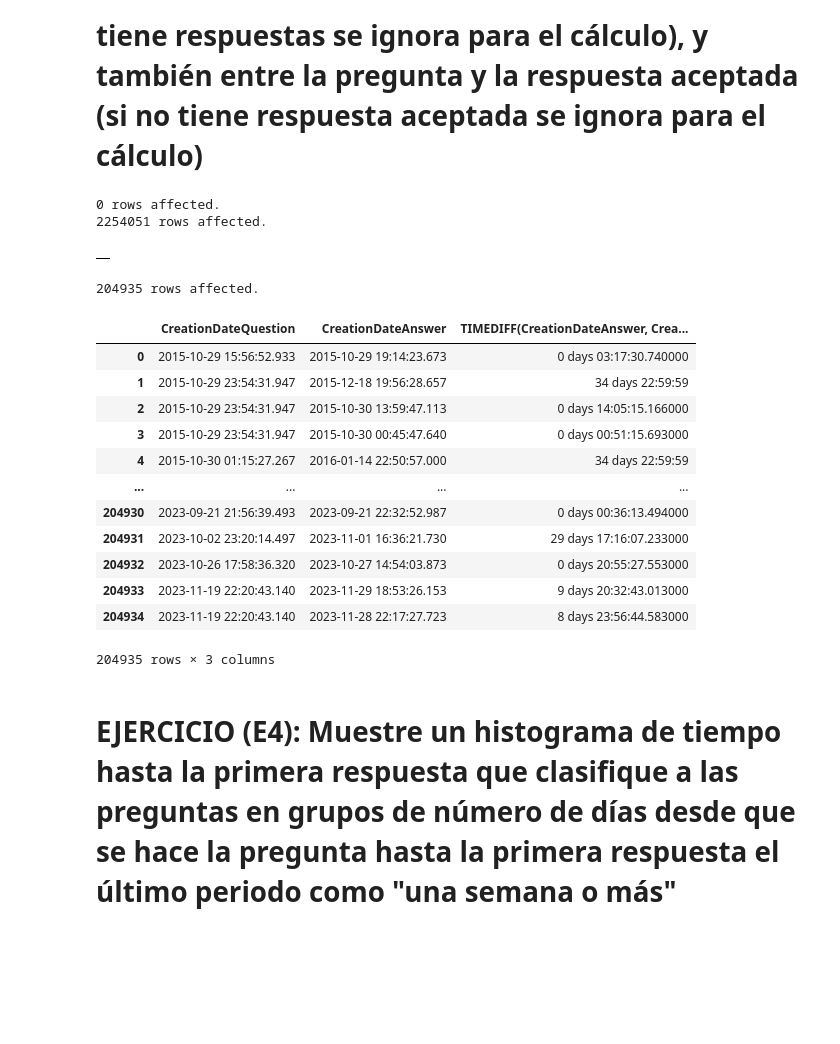
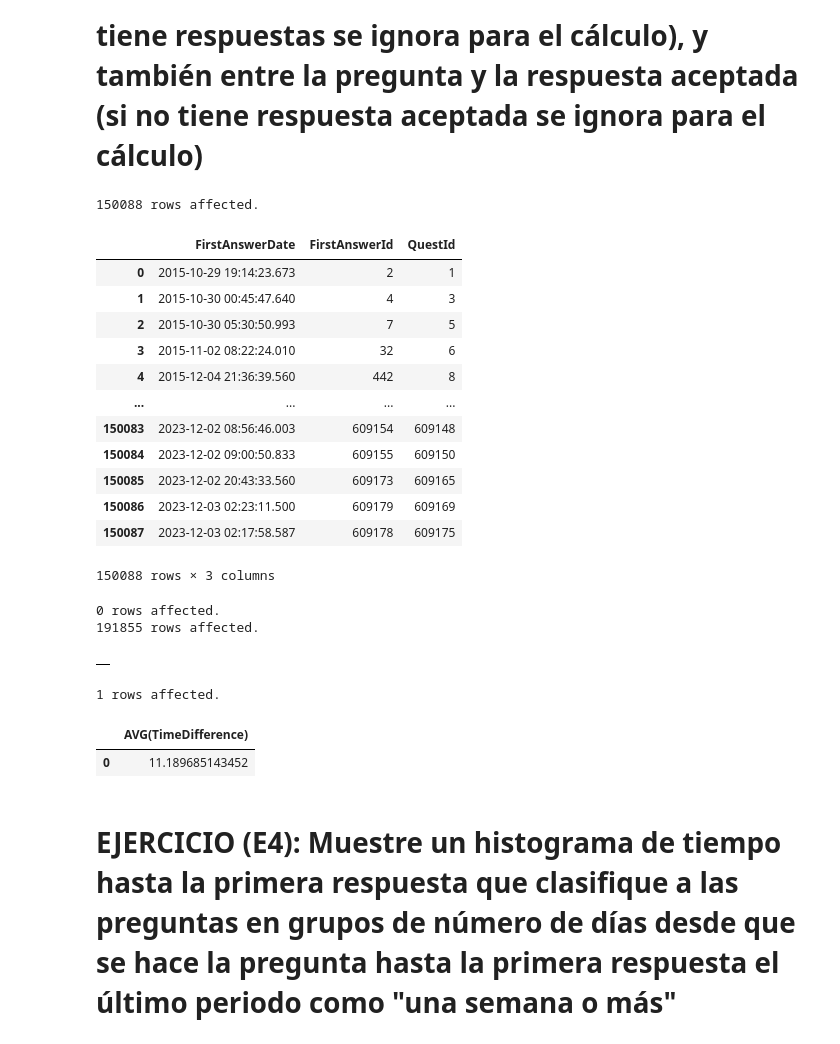
Before and after one commit to juanluserra/master_bigdata, a Jupyter notebook: BASES DE DATOS/Practicas/sesiones_sql/sesion2.ipynb, the cells around one changed output. Drawn from its saved outputs; the diff is of its cells as text; code cells hidden in the pictures; blank space fills up the shorter version.

```diff
--- a/BASES DE DATOS/Practicas/sesiones_sql/sesion2.ipynb
+++ b/BASES DE DATOS/Practicas/sesiones_sql/sesion2.ipynb
@@ -1229,6 +1132,29 @@ ORDER BY CreationDate
 2196947 rows × 8 columns
 # %% [markdown]
 # EJERCICIO (E3): Con la información de la tabla `StackOverflowFacts` (y sólo con esta), escriba una consulta SQL que calcule el tiempo medio en segundos, para todas las preguntas, entre que se produce la pregunta y su primera respuesta (si no tiene respuestas se ignora para el cálculo), y también entre la pregunta y la respuesta aceptada (si no tiene respuesta aceptada se ignora para el cálculo)
+# %%
+%%sql
+
+SELECT MIN(CreationDate) AS FirstAnswerDate, MIN(AnswerId) AS FirstAnswerId, ParentId AS QuestId
+FROM StackOverflowFacts
+WHERE ParentId IS NOT NULL
+GROUP BY ParentId
+;
+# %% [output]
+150088 rows affected.
+|  | FirstAnswerDate | FirstAnswerId | QuestId |
+| 0 | 2015-10-29 19:14:23.673 | 2 | 1 |
+| 1 | 2015-10-30 00:45:47.640 | 4 | 3 |
+| 2 | 2015-10-30 05:30:50.993 | 7 | 5 |
+| 3 | 2015-11-02 08:22:24.010 | 32 | 6 |
+| 4 | 2015-12-04 21:36:39.560 | 442 | 8 |
+| ... | ... | ... | ... |
+| 150083 | 2023-12-02 08:56:46.003 | 609154 | 609148 |
+| 150084 | 2023-12-02 09:00:50.833 | 609155 | 609150 |
+| 150085 | 2023-12-02 20:43:33.560 | 609173 | 609165 |
+| 150086 | 2023-12-03 02:23:11.500 | 609179 | 609169 |
+| 150087 | 2023-12-03 02:17:58.587 | 609178 | 609175 |
+150088 rows × 3 columns
 # %%
 %%sql
 
@@ -1238,44 +1164,38 @@ CREATE TABLE joinE3
 SELECT * FROM (
     SELECT CreationDate AS CreationDateQuestion, QuestId
     FROM StackOverflowFacts
+    WHERE QuestId IS NOT NULL
 ) AS t1
 
 LEFT JOIN (
-    SELECT CreationDate AS CreationDateAnswer, AnswerId, ParentId
+    SELECT MIN(CreationDate) AS FirstAnswerDate, MIN(AnswerId) AS FirstAnswerId, ParentId
     FROM StackOverflowFacts
+    GROUP BY ParentId
 ) AS t2
 
 ON t1.QuestId = t2.ParentId
 ;
 # %% [output]
 0 rows affected.
-2254051 rows affected.
+191855 rows affected.
 |  |
 # %%
 %%sql
 
-SELECT
-    CreationDateQuestion,
-    CreationDateAnswer,
-    TIMEDIFF(CreationDateAnswer, CreationDateQuestion)
-FROM joinE3
-WHERE CreationDateAnswer IS NOT NULL
+SELECT AVG(TimeDifference)
+FROM (
+    SELECT
+        CreationDateQuestion,
+        FirstAnswerDate,
+        TIMESTAMPDIFF(SECOND, CreationDateQuestion, FirstAnswerDate)/3600/24 AS TimeDifference
+    FROM joinE3
+    WHERE FirstAnswerDate IS NOT NULL
+) AS t
 ;
 # %% [output]
-204935 rows affected.
+1 rows affected.
-|  | CreationDateQuestion | CreationDateAnswer | TIMEDIFF(CreationDateAnswer, Crea... |
-| 0 | 2015-10-29 15:56:52.933 | 2015-10-29 19:14:23.673 | 0 days 03:17:30.740000 |
-| 1 | 2015-10-29 23:54:31.947 | 2015-12-18 19:56:28.657 | 34 days 22:59:59 |
-| 2 | 2015-10-29 23:54:31.947 | 2015-10-30 13:59:47.113 | 0 days 14:05:15.166000 |
-| 3 | 2015-10-29 23:54:31.947 | 2015-10-30 00:45:47.640 | 0 days 00:51:15.693000 |
-| 4 | 2015-10-30 01:15:27.267 | 2016-01-14 22:50:57.000 | 34 days 22:59:59 |
-| ... | ... | ... | ... |
-| 204930 | 2023-09-21 21:56:39.493 | 2023-09-21 22:32:52.987 | 0 days 00:36:13.494000 |
-| 204931 | 2023-10-02 23:20:14.497 | 2023-11-01 16:36:21.730 | 29 days 17:16:07.233000 |
-| 204932 | 2023-10-26 17:58:36.320 | 2023-10-27 14:54:03.873 | 0 days 20:55:27.553000 |
-| 204933 | 2023-11-19 22:20:43.140 | 2023-11-29 18:53:26.153 | 9 days 20:32:43.013000 |
-| 204934 | 2023-11-19 22:20:43.140 | 2023-11-28 22:17:27.723 | 8 days 23:56:44.583000 |
+|  | AVG(TimeDifference) |
+| 0 | 11.189685143452 |
-204935 rows × 3 columns
 # %% [markdown]
 # EJERCICIO (E4): Muestre un histograma de tiempo hasta la primera respuesta que clasifique a las preguntas en grupos de número de días desde que se hace la pregunta hasta la primera respuesta el último periodo como "una semana o más"
 # %%
```
Also changed, not shown: parts of 17 cells of this notebook.
